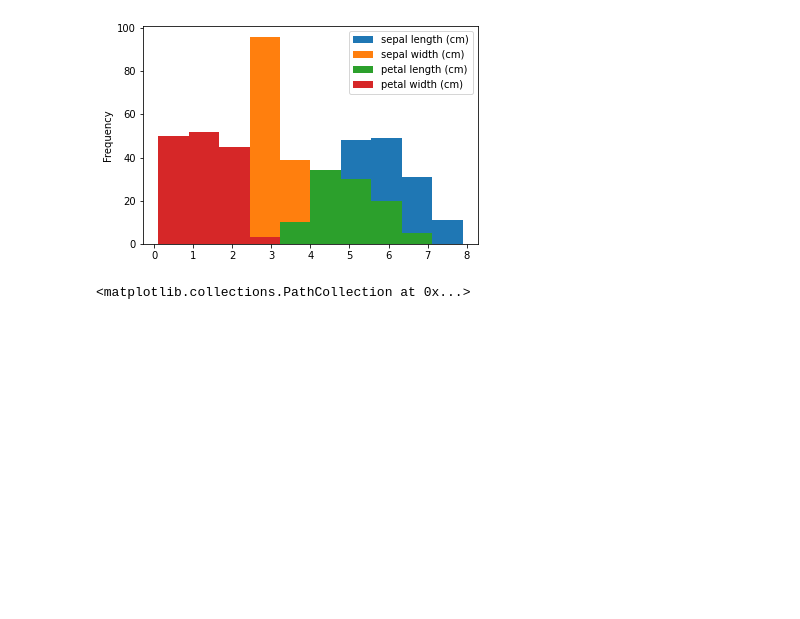
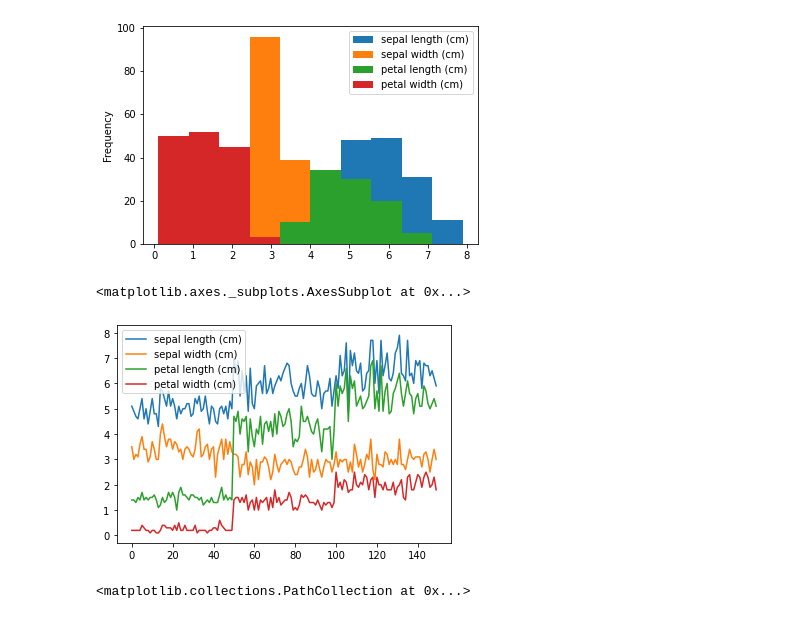
Before and after one commit to higodsky/aicoding, a Jupyter notebook: AI코딩실습.ipynb, the cells around one changed output. Saved outputs shown, nothing was run; the diff lists cells and outputs as text; code cells hidden in the pictures; blank space fills up the shorter version.

```diff
--- a/AI코딩실습.ipynb
+++ b/AI코딩실습.ipynb
@@ -61,6 +61,11 @@ df.plot(kind='hist')
 # %% [output]
 <matplotlib.axes._subplots.AxesSubplot at 0x...>
 [figure]
+# %%
+df.plot()
+# %% [output]
+<matplotlib.axes._subplots.AxesSubplot at 0x...>
+[figure, added]
 # %%
 plt.scatter(df.iloc[:, 0], df.iloc[:, 1])
 # %% [output]
```
Also changed, not shown: parts of 9 cells of this notebook.
